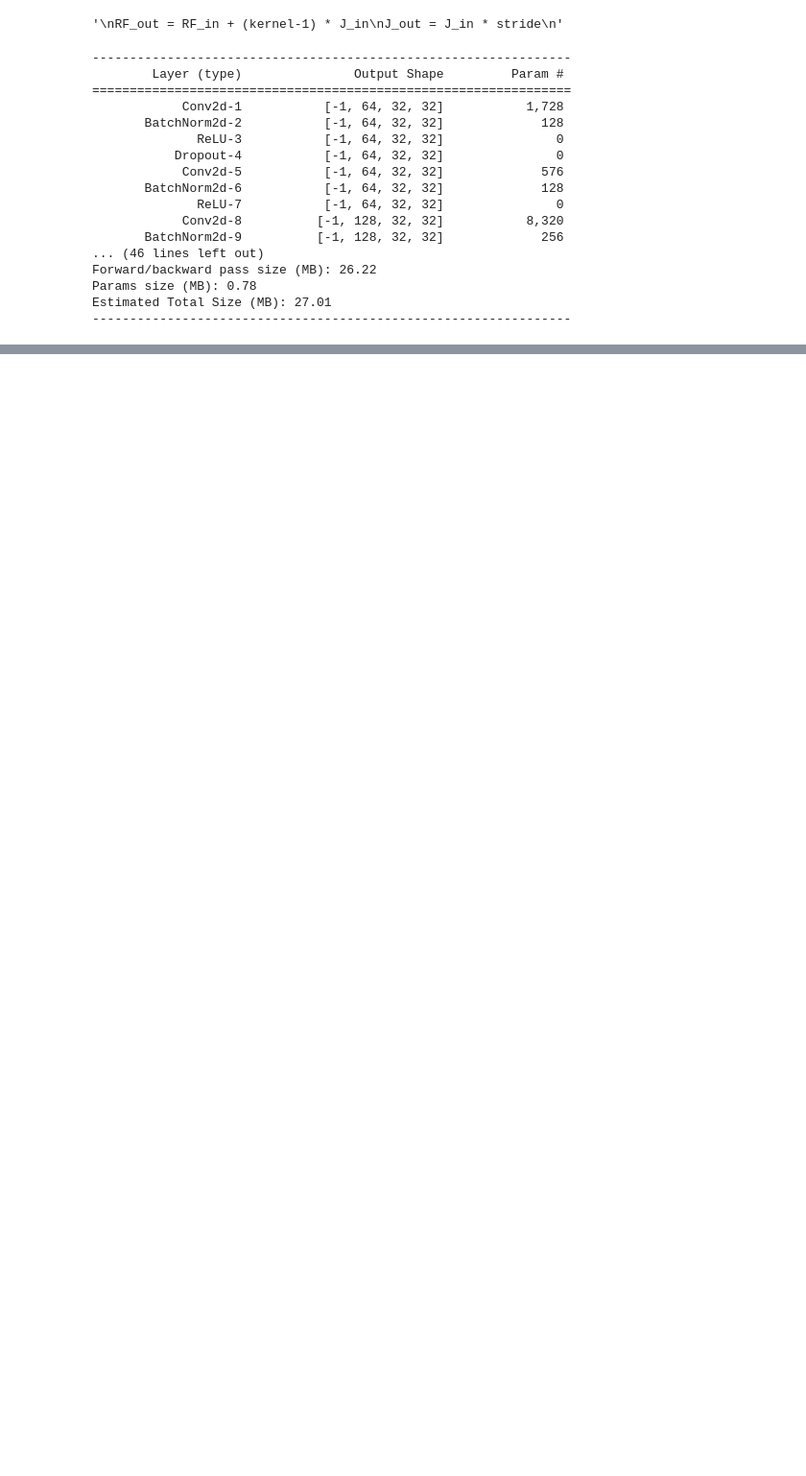
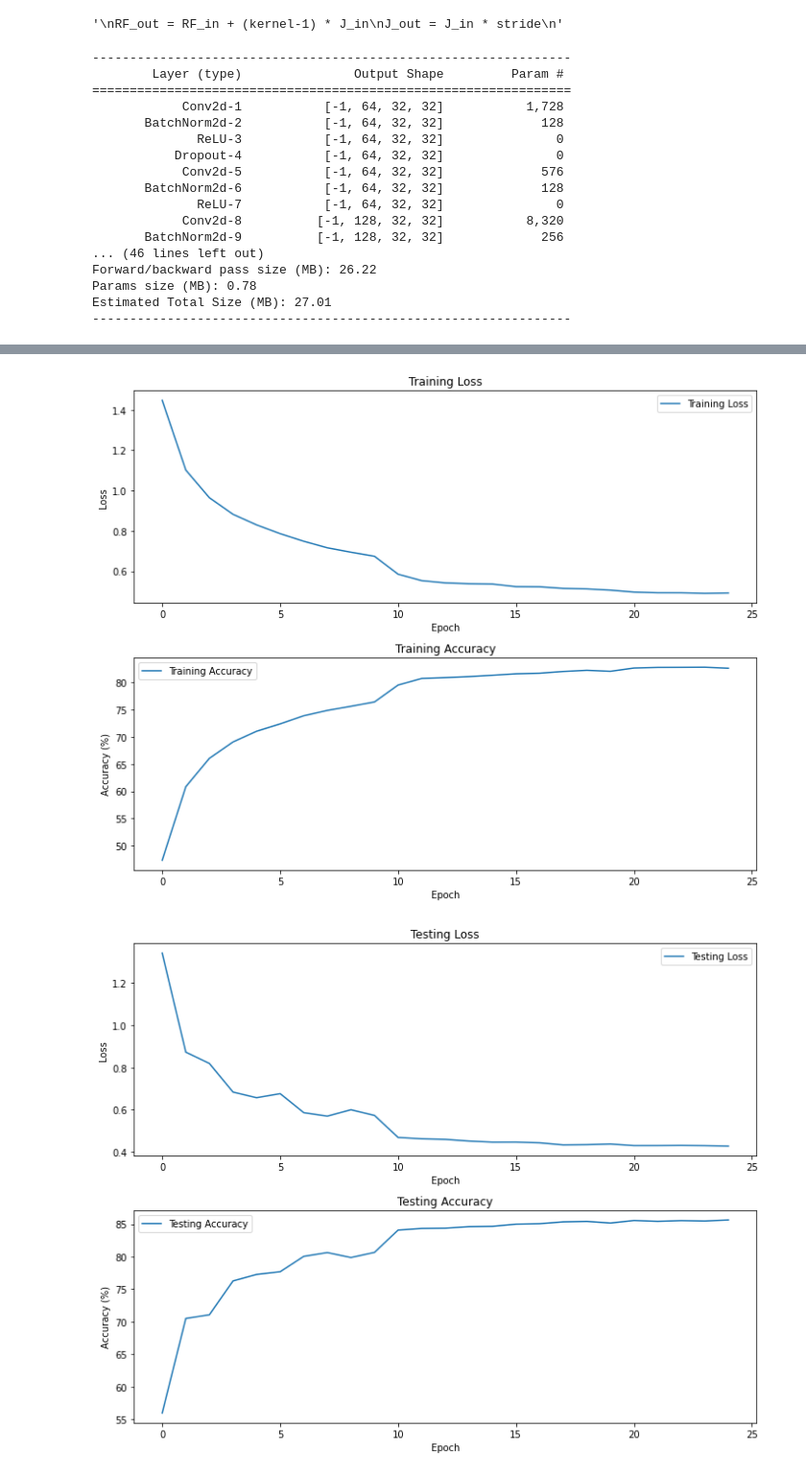
Before and after one commit to dawnik17/vision, a Jupyter notebook: examples/cifar10/dws_87_accuracy_200k_params.ipynb, the cells around one changed output, grey strips where cells are left out. Shown at 96% size. Saved outputs shown, nothing was run; the diff lists cells and outputs as text; code cells hidden in the pictures; blank space fills up the shorter version.

```diff
--- a/examples/cifar10/dws_87_accuracy_200k_params.ipynb
+++ b/examples/cifar10/dws_87_accuracy_200k_params.ipynb
@@ -55,10 +42,10 @@ class ACIFAR10(datasets.CIFAR10):
 # %%
 # datasets
 trainset = ACIFAR10(
-    root='./data', train=True, download=True, transform=train_transform)
+    mean=mean, std=std, root='./data', train=True, download=True, transform=train_transform)
 
 testset = ACIFAR10(
-    root='./data', train=False, download=True, transform=test_transform)
+    mean=mean, std=std, root='./data', train=False, download=True, transform=test_transform)
 
 # dataloaders
 BATCH_SIZE = 32
@@ -344,5 +283,0 @@ plot_stats()
-# %%
-# plot incorrect plus very difficult classifications
-p = PlotOutput(device)
-p.run_prediction(model, test_loader, class_list=classes, ptype="incorrect")
-p.plot(n=32, reverse=True)
@@ -351,4 +283,0 @@ p.plot(n=32, reverse=True)
-# %%
-# plot correct yet difficult classifications
-p.run_prediction(model, test_loader, class_list=classes, ptype="correct")
-p.plot(n=32, reverse=False)
@@ -356,0 +284,15 @@ p.plot(n=32, reverse=False)
+# %%
+target_layers = [model.tlayer3, model.layer3, model.tlayer2, model.layer2]
+EPOCHS = 25
+
+run = TrainTest(model=model,
+                trainloader=train_loader,
+                testloader=test_loader,
+                optimizer=optimizer,
+                criterion=criterion,
+                scheduler=scheduler,
+                target_layers=target_layers)
+
+image_idx = [15, 25, 446, 416, 96]
+run(epochs=EPOCHS, cam=True, image_idx=image_idx)
+# run.save_grad_cam_gif(image_idx=image_idx, output_directory="./cam_output/")
@@ -356,0 +315,6 @@ p.plot(n=32, reverse=False)
+# %%
+run.train.plot_stats()
+run.test.plot_stats()
+# %% [output]
+[figure, added]
+[figure, added]
```
Also changed, not shown: parts of 12 cells of this notebook, 1 other file.
